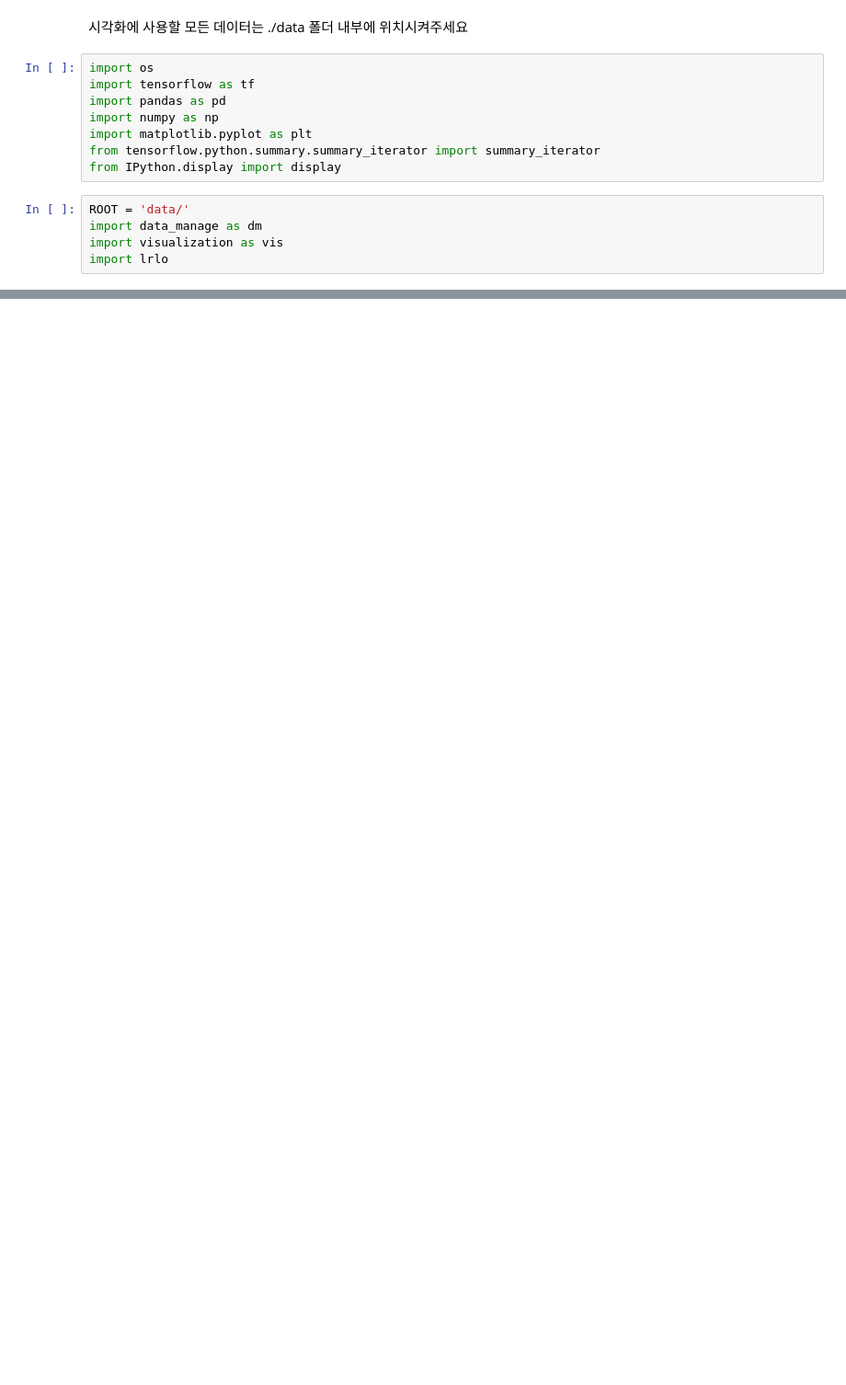
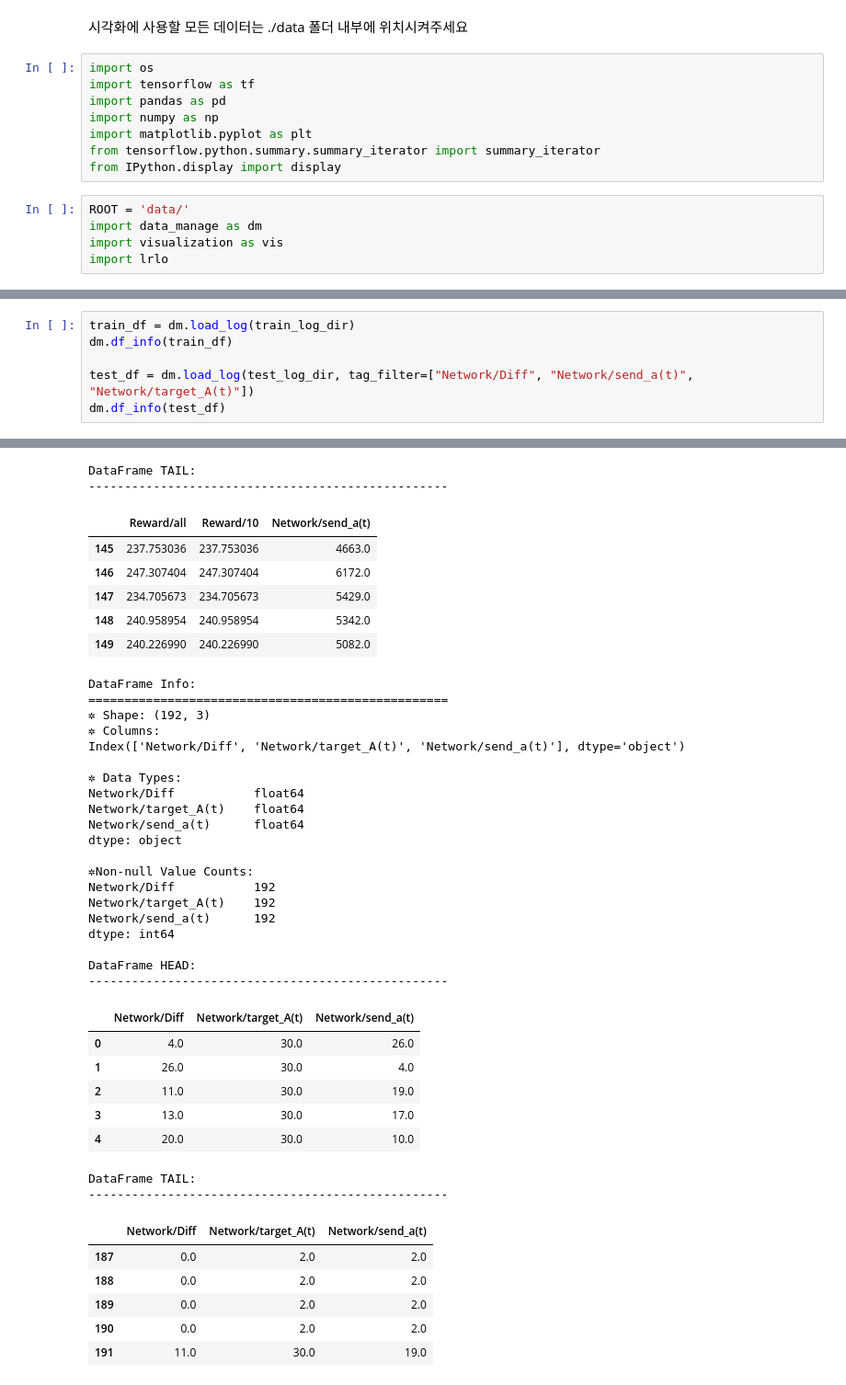
Before and after one commit to webb-c/Visualization-is-All-you-Need, a Jupyter notebook: show.ipynb, the cells around one changed output, grey strips where cells are left out. Shown at 92% size. Drawn from its saved outputs; the diff is of its cells as text; blank space fills up the shorter version.

```diff
--- a/show.ipynb
+++ b/show.ipynb
@@ -55,0 +20,7 @@ DataFrame TAIL:
+# %%
+train_df = dm.load_log(train_log_dir)
+dm.df_info(train_df)
+
+test_df = dm.load_log(test_log_dir, tag_filter=["Network/Diff", "Network/send_a(t)", "Network/target_A(t)"])
+dm.df_info(test_df)
+# %% [output]
@@ -55,0 +50,42 @@ DataFrame TAIL:
+DataFrame TAIL:
+--------------------------------------------------
+|  | Reward/all | Reward/10 | Network/send_a(t) |
+| 145 | 237.753036 | 237.753036 | 4663.0 |
+| 146 | 247.307404 | 247.307404 | 6172.0 |
+| 147 | 234.705673 | 234.705673 | 5429.0 |
+| 148 | 240.958954 | 240.958954 | 5342.0 |
+| 149 | 240.226990 | 240.226990 | 5082.0 |
+DataFrame Info:
+==================================================
+✲ Shape: (192, 3)
+✲ Columns:
+Index(['Network/Diff', 'Network/target_A(t)', 'Network/send_a(t)'], dtype='object')
+
+✲ Data Types:
+Network/Diff           float64
+Network/target_A(t)    float64
+Network/send_a(t)      float64
+dtype: object
+
+✲Non-null Value Counts:
+Network/Diff           192
+Network/target_A(t)    192
+Network/send_a(t)      192
+dtype: int64
+
+DataFrame HEAD:
+--------------------------------------------------
+|  | Network/Diff | Network/target_A(t) | Network/send_a(t) |
+| 0 | 4.0 | 30.0 | 26.0 |
+| 1 | 26.0 | 30.0 | 4.0 |
+| 2 | 11.0 | 30.0 | 19.0 |
+| 3 | 13.0 | 30.0 | 17.0 |
+| 4 | 20.0 | 30.0 | 10.0 |
+DataFrame TAIL:
+--------------------------------------------------
+|  | Network/Diff | Network/target_A(t) | Network/send_a(t) |
+| 187 | 0.0 | 2.0 | 2.0 |
+| 188 | 0.0 | 2.0 | 2.0 |
+| 189 | 0.0 | 2.0 | 2.0 |
+| 190 | 0.0 | 2.0 | 2.0 |
+| 191 | 11.0 | 30.0 | 19.0 |
```
Also changed, not shown: parts of 8 cells of this notebook, 2 other files.
